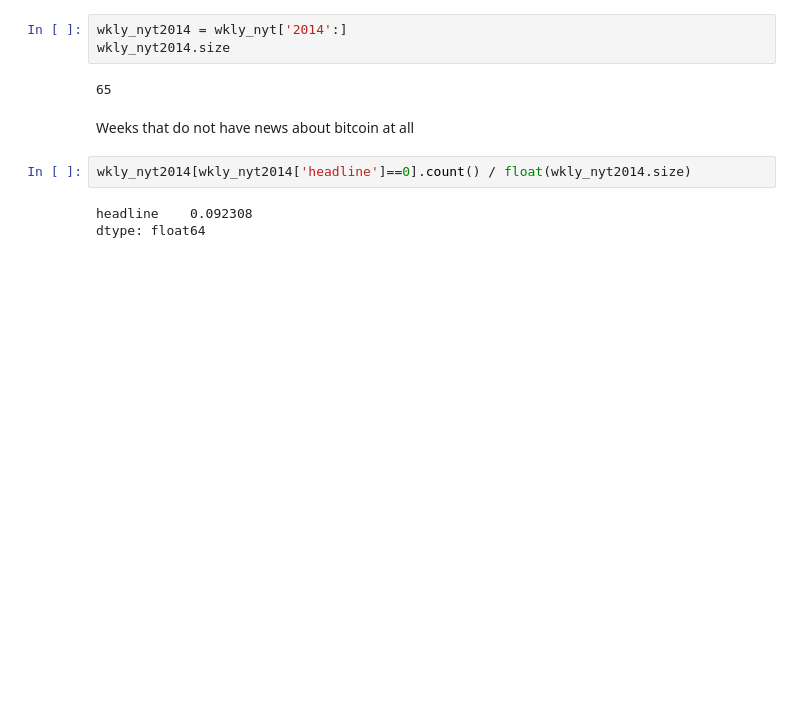
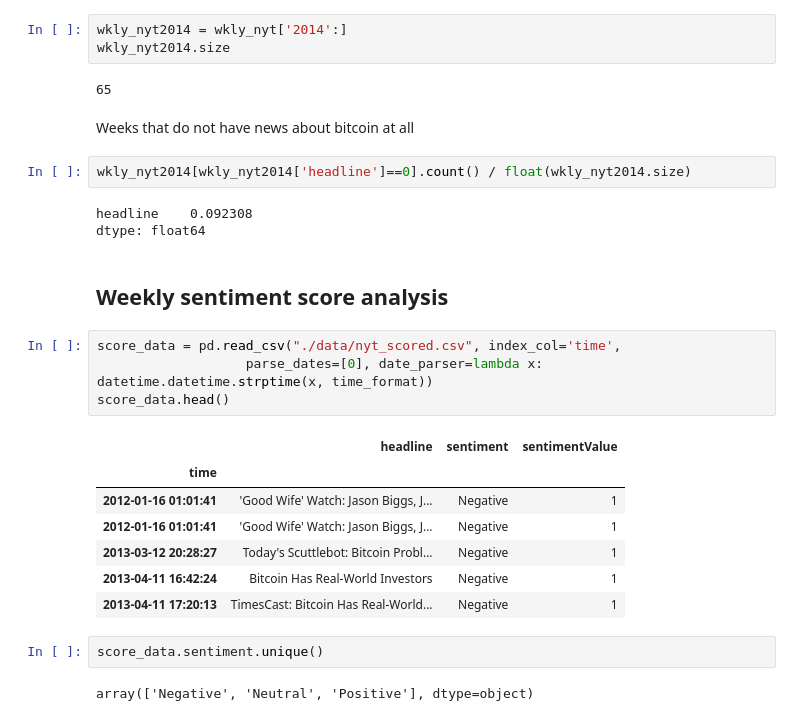
Before and after one commit to yyl/btc-price-analysis, a Jupyter notebook: notes/news_analysis.ipynb, the cells around one changed output. Cells and saved outputs as stored; diff of their text form; blank space fills up the shorter version.

Commit message:
news analysis

```diff
--- a/notes/news_analysis.ipynb
+++ b/notes/news_analysis.ipynb
@@ -74,3 +74,21 @@ wkly_nyt2014[wkly_nyt2014['headline']==0].count() / float(wkly_nyt2014.size)
 # %% [output]
 headline    0.092308
 dtype: float64
+# %% [markdown]
+## Weekly sentiment score analysis
+# %%
+score_data = pd.read_csv("./data/nyt_scored.csv", index_col='time',
+                   parse_dates=[0], date_parser=lambda x: datetime.datetime.strptime(x, time_format))
+score_data.head()
+# %% [output]
+|  | headline | sentiment | sentimentValue |
+| time |  |  |  |
+| 2012-01-16 01:01:41 | 'Good Wife' Watch: Jason Biggs, J... | Negative | 1 |
+| 2012-01-16 01:01:41 | 'Good Wife' Watch: Jason Biggs, J... | Negative | 1 |
+| 2013-03-12 20:28:27 | Today's Scuttlebot: Bitcoin Probl... | Negative | 1 |
+| 2013-04-11 16:42:24 | Bitcoin Has Real-World Investors | Negative | 1 |
+| 2013-04-11 17:20:13 | TimesCast: Bitcoin Has Real-World... | Negative | 1 |
+# %%
+score_data.sentiment.unique()
+# %% [output]
+array(['Negative', 'Neutral', 'Positive'], dtype=object)
```
Also changed, not shown: parts of 4 cells of this notebook.
